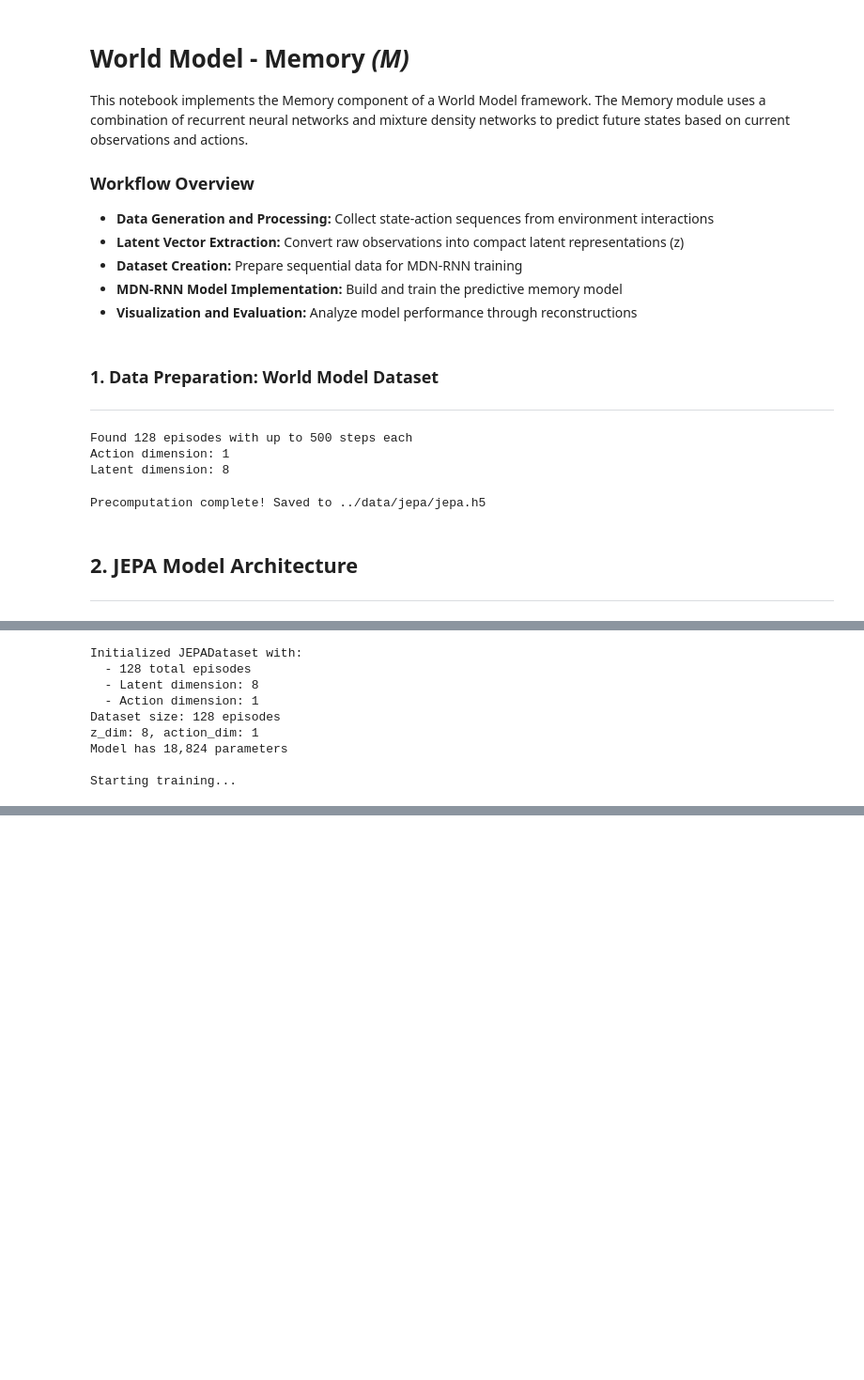
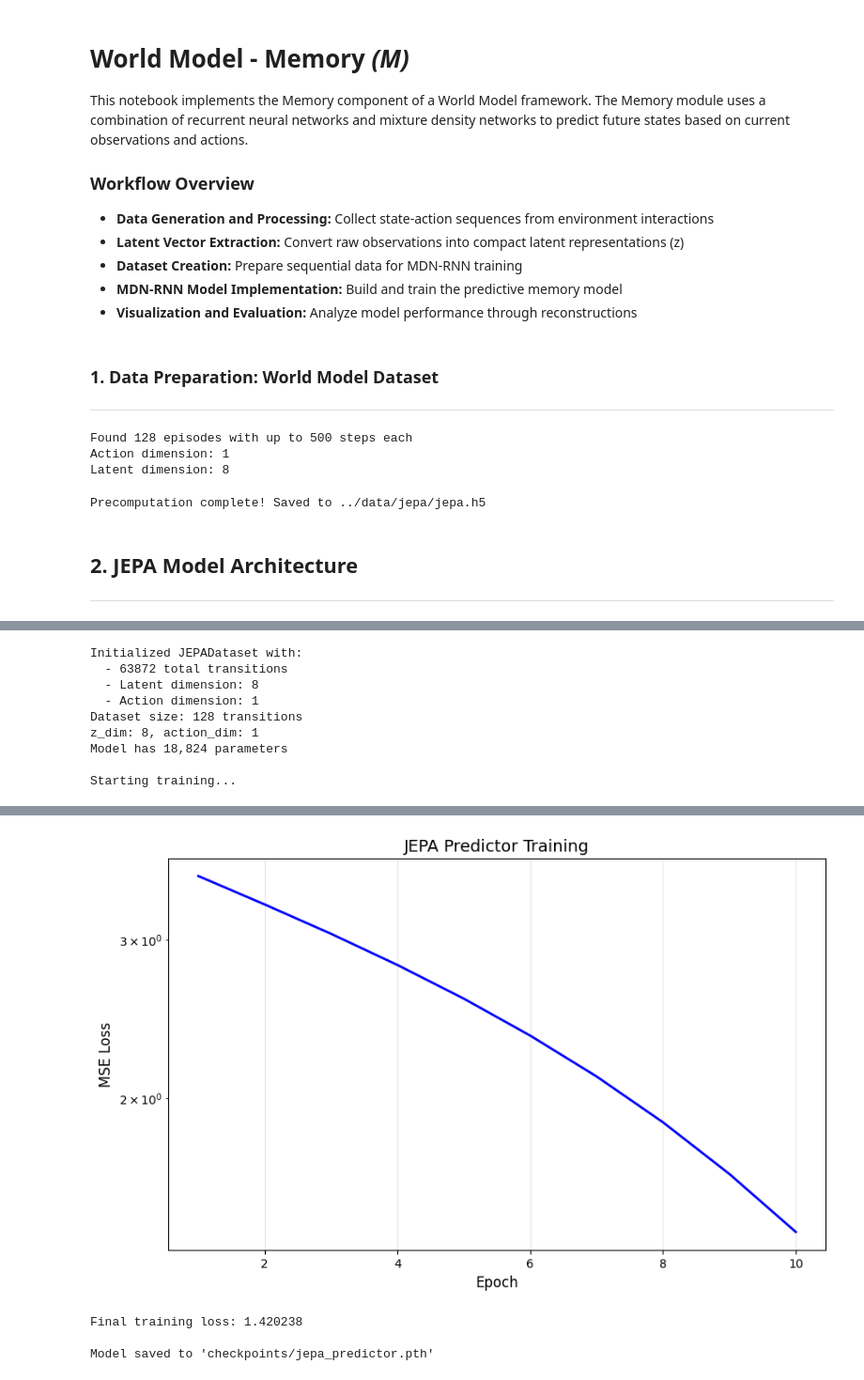
Before and after one commit to viniandrs/jepa_cart_pole, a Jupyter notebook: notebooks/3-world_model_training.ipynb, the cells around one changed output, grey strips where cells are left out. Shown at 94% size. Drawn from its saved outputs; the diff is of its cells as text; code cells hidden in the pictures; blank space fills up the shorter version.

Commit message:
JEPA dataset serving transitions, JEPA training finished

```diff
--- a/notebooks/3-world_model_training.ipynb
+++ b/notebooks/3-world_model_training.ipynb
@@ -338,7 +349,7 @@ dataloader = DataLoader(dataset, batch_size=batch_size, shuffle=True, num_worker
 z_dim = dataset.z_dim
 action_dim = dataset.action_dim
 
-print(f"Dataset size: {len(dataset)} episodes")
+print(f"Dataset size: {len(dataset)} transitions")
 print(f"z_dim: {z_dim}, action_dim: {action_dim}")
 
 # ============================================
@@ -359,8 +370,7 @@ num_epochs = 10
 train_losses = []
 
 print("\nStarting training...")
-# for epoch in range(num_epochs):
-for epoch in range(2):
+for epoch in range(num_epochs):
     epoch_loss = 0.0
     num_batches = 0
 
@@ -400,7 +410,7 @@ for epoch in range(2):
 # ============================================
 
 plt.figure(figsize=(10, 6))
-plt.plot(range(1, num_epochs+1), train_losses, 'b-', linewidth=2)
+plt.plot([x for x in range(1, num_epochs+1)], train_losses, 'b-', linewidth=2)
 plt.xlabel('Epoch', fontsize=12)
 plt.ylabel('MSE Loss', fontsize=12)
 plt.title('JEPA Predictor Training', fontsize=14)
@@ -414,21 +424,21 @@ print(f"\nFinal training loss: {train_losses[-1]:.6f}")
 # 6. SAVE THE MODEL (Optional)
 # ============================================
 
-# torch.save({
-#     'model_state_dict': model.state_dict(),
-#     'optimizer_state_dict': optimizer.state_dict(),
-#     'train_losses': train_losses,
-#     'z_dim': z_dim,
-#     'action_dim': action_dim
-# }, 'jepa_predictor.pth')
+torch.save({
+    'model_state_dict': jepa.state_dict(),
+    'optimizer_state_dict': optimizer.state_dict(),
+    'train_losses': train_losses,
+    'z_dim': z_dim,
+    'action_dim': action_dim
+}, '../checkpoints/jepa_predictor.pth')
 
-# print("\nModel saved to 'jepa_predictor.pth'")
+print("\nModel saved to 'checkpoints/jepa_predictor.pth'")
 # %% [output]
 Initialized JEPADataset with:
-  - 128 total episodes
+  - 63872 total transitions
   - Latent dimension: 8
   - Action dimension: 1
-Dataset size: 128 episodes
+Dataset size: 128 transitions
 z_dim: 8, action_dim: 1
 Model has 18,824 parameters
 
@@ -436,0 +456,4 @@ RuntimeError: mat1 and mat2 shapes cannot be multiplied (64000x16 and 9x128)
+[figure, added]
+Final training loss: 1.420238
+
+Model saved to 'checkpoints/jepa_predictor.pth'
```
Also changed, not shown: parts of 3 cells of this notebook, 1 other file.
